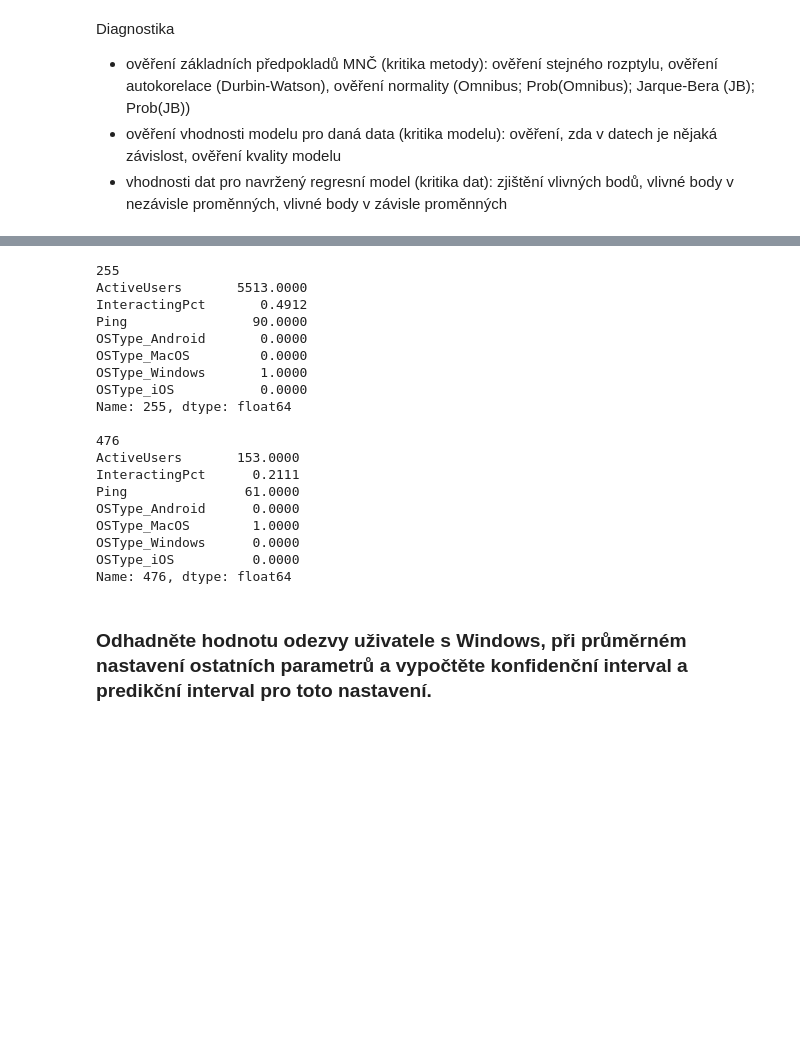
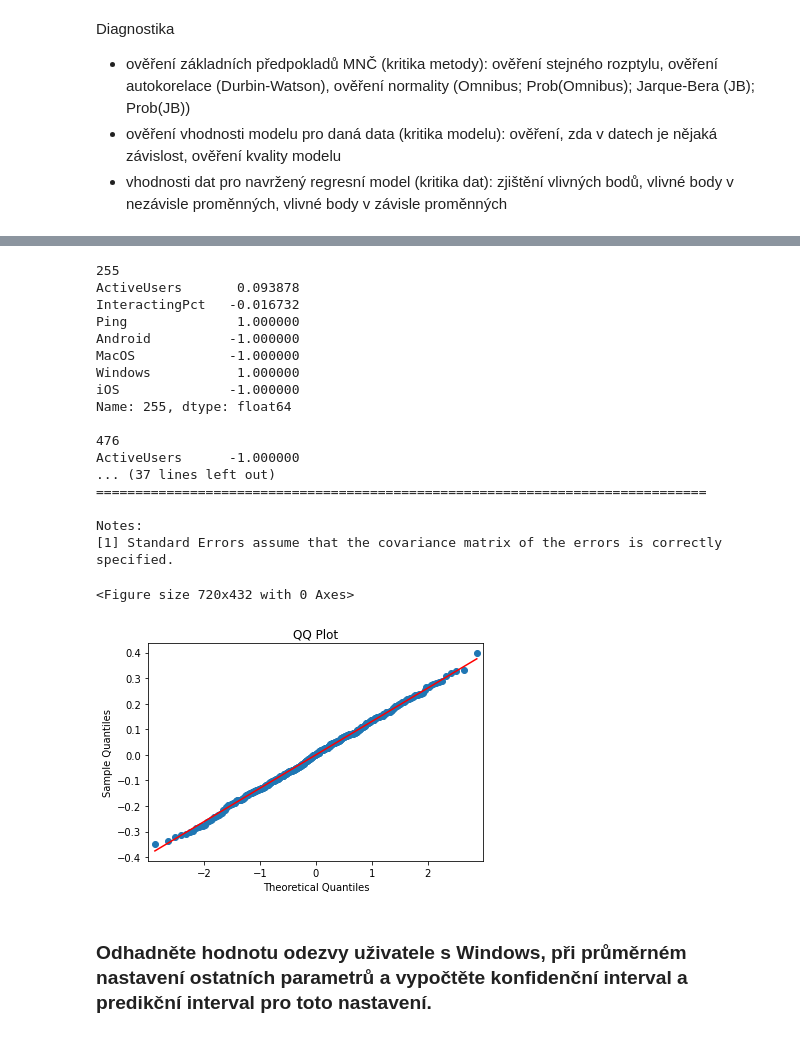
Before and after one commit to Filda99/FIT-MSP, a Jupyter notebook: Proj2/msp_proj2.ipynb, the cells around one changed output, grey strips where cells are left out. Cells and saved outputs as stored; diff of their text form; code cells hidden in the pictures; blank space fills up the shorter version.

```diff
--- a/Proj2/msp_proj2.ipynb
+++ b/Proj2/msp_proj2.ipynb
@@ -666,42 +671,46 @@ plt.show()
 # %%
 # indentify outliers
-outliers = results.resid[res.resid > 20]
+outliers = results.resid[results.resid > 0.5]
 for i in outliers.index:
     print(i)
     print(str(data_task2.iloc[i]) + "\n")
 
 # delete outliers
 data_task2 = data_task2.drop(outliers.index)
 data_task2 = data_task2.reset_index(drop=True)
 
-# model = smf.ols(formula='Ping ~ ActiveUsers + InteractingPct + C(OSType) + ActiveUsers*InteractingPct', data=data_task2)
-# results = mod.fit()
-# print(results.summary())
+model = smf.ols(formula="Ping ~ Android + MacOS + Windows + ActiveUsers + InteractingPct + \
+                        Android:ActiveUsers + \
+                        MacOS:ActiveUsers + \
+                        ActiveUsers:InteractingPct + \
+                        I(ActiveUsers*ActiveUsers)", data=data_task2)
+results = model.fit()
+print(results.summary())
 
-# plt.figure(figsize=(10, 6))
-# sm.qqplot(results.resid, line='s')
-# plt.title('QQ Plot')
-# plt.show()
+plt.figure(figsize=(10, 6))
+sm.qqplot(results.resid, line='s')
+plt.title('QQ Plot')
+plt.show()
 # %% [output]
 255
-ActiveUsers       5513.0000
-InteractingPct       0.4912
-Ping                90.0000
-OSType_Android       0.0000
-OSType_MacOS         0.0000
-OSType_Windows       1.0000
-OSType_iOS           0.0000
+ActiveUsers       0.093878
+InteractingPct   -0.016732
+Ping              1.000000
+Android          -1.000000
+MacOS            -1.000000
+Windows           1.000000
+iOS              -1.000000
 Name: 255, dtype: float64
 
 476
-ActiveUsers       153.0000
-InteractingPct      0.2111
-Ping               61.0000
-OSType_Android      0.0000
-OSType_MacOS        1.0000
-OSType_Windows      0.0000
-OSType_iOS          0.0000
-Name: 476, dtype: float64
+ActiveUsers      -1.000000
+... (37 lines left out)
+==============================================================================
+
+Notes:
+[1] Standard Errors assume that the covariance matrix of the errors is correctly specified.
+<Figure size 720x432 with 0 Axes>
+[figure, added]
 # %% [markdown]
 ### Odhadněte hodnotu odezvy uživatele s Windows, při průměrném nastavení ostatních parametrů a vypočtěte konfidenční interval a predikční interval pro toto nastavení.
 # %%
```
Also changed, not shown: parts of 4 cells of this notebook.
